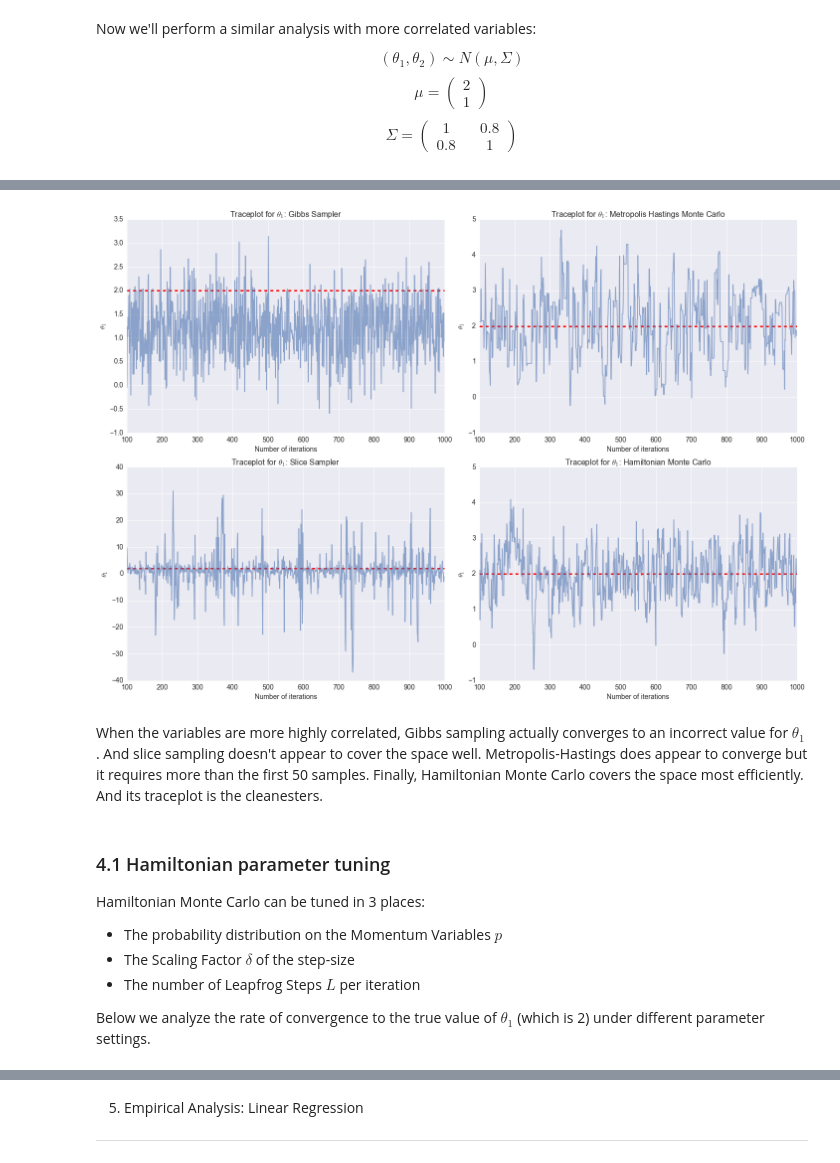
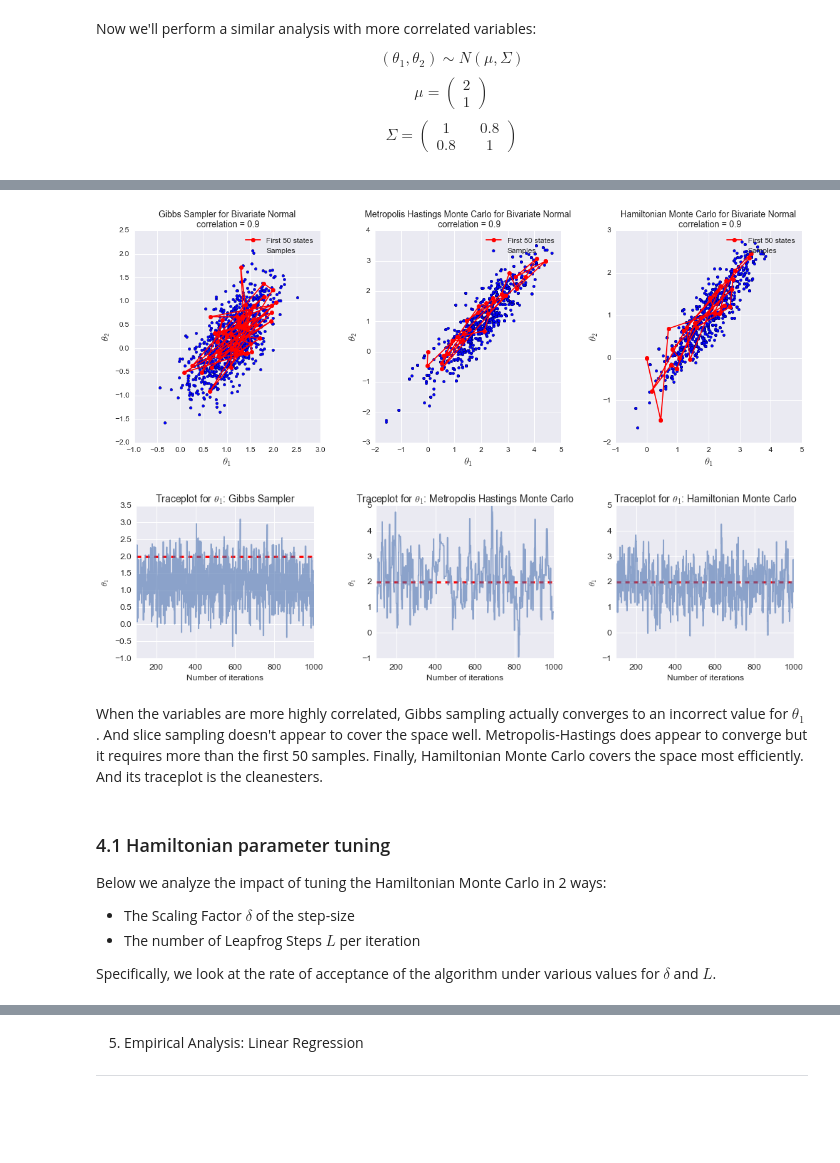
Before and after one commit to ilanman/STA663, a Jupyter notebook: Hamiltonian_Monte_Carlo.ipynb, the cells around one changed output, grey strips where cells are left out. Drawn from its saved outputs; the diff is of its cells as text; code cells hidden in the pictures; blank space fills up the shorter version.

```diff
--- a/Hamiltonian_Monte_Carlo.ipynb
+++ b/Hamiltonian_Monte_Carlo.ipynb
@@ -606,6 +510,5 @@ corr = 0.8
 Covariance = np.array([[1,corr],
                        [corr,1]])
 x_GIBBS = gibbs_sampler(N, mu, corr)
-x_MHMC = metropolis_hastings_MC(N, mu, Covariance)
-x_SLICE = slice_sampler(mu, Covariance, 0.2, N)
-x_HMC = hamiltonian_monte_carlo(N, leap, 0.3, Covariance, mu)
+x_MHMC, MH_accept = metropolis_hastings_MC(N, mu, Covariance)
+x_HMC, HMC_accept = hamiltonian_monte_carlo(N, leap, delta, Covariance, mu)
@@ -655,51 +515,20 @@ pass
-# %%
-"""
-TRACE PLOTS
-"""
-fig, axes = plt.subplots(nrows=2, ncols=2, figsize=(20,14))
-
-axes[0][0].plot(range(100,N),x_GIBBS[100:,0],alpha=0.6)
-axes[0][0].hlines(2,100,1000,color='red',linewidth=3,linestyle='--')
-axes[0][0].set_title("Traceplot for " r"$\theta_1$: Gibbs Sampler",size=16)
-axes[0][0].tick_params(axis='both', which='major', labelsize=14)
-axes[0][0].set_ylabel(r"$\theta_1$",size=14)
-axes[0][0].set_xlabel("Number of iterations",size=14)
-
-axes[0][1].plot(range(100,N),x_MHMC[100:,0],alpha=0.6)
-axes[0][1].hlines(2,100,1000,color='red',linewidth=3,linestyle='--')
-axes[0][1].set_title("Traceplot for " r"$\theta_1$: Metropolis Hastings Monte Carlo",size=16)
-axes[0][1].tick_params(axis='both', which='major', labelsize=14)
-axes[0][1].set_ylabel(r"$\theta_1$",size=14)
-axes[0][1].set_xlabel("Number of iterations",size=14)
-
-axes[1][0].plot(range(100,N),x_SLICE[100:,0],alpha=0.6)
-axes[1][0].hlines(2,100,1000,color='red',linewidth=3,linestyle='--')
-axes[1][0].set_title("Traceplot for " r"$\theta_1$: Slice Sampler",size=16)
-axes[1][0].tick_params(axis='both', which='major', labelsize=14)
-axes[1][0].set_ylabel(r"$\theta_1$",size=14)
-axes[1][0].set_xlabel("Number of iterations",size=14)
-
-axes[1][1].plot(range(100,N),x_HMC[100:,0],alpha=0.6)
-axes[1][1].hlines(2,100,1000,color='red',linewidth=3,linestyle='--')
-axes[1][1].set_title("Traceplot for " r"$\theta_1$: Hamiltonian Monte Carlo",size=16)
-axes[1][1].tick_params(axis='both', which='major', labelsize=14)
-axes[1][1].set_ylabel(r"$\theta_1$",size=14)
-axes[1][1].set_xlabel("Number of iterations",size=14)
-fig.tight_layout()
-
-pass
-# %% [output]
-[figure, removed]
+# %%
+convergenceplots(x_GIBBS, x_MHMC, x_HMC)
+# %% [output]
+[figure, added]
+# %%
+traceplots(x_GIBBS, x_MHMC, x_HMC)
+# %% [output]
+[figure, added]
 # %% [markdown]
 When the variables are more highly correlated, Gibbs sampling actually converges to an incorrect value for $\theta_1$. And slice sampling doesn't appear to cover the space well. Metropolis-Hastings does appear to converge but it requires more than the first 50 samples. Finally, Hamiltonian Monte Carlo covers the space most efficiently. And its traceplot is the cleanesters.
 # %% [markdown]
 <h3>4.1 Hamiltonian parameter tuning</h3><a id="params"></a>
 
-Hamiltonian Monte Carlo can be tuned in 3 places:
+Below we analyze the impact of tuning the Hamiltonian Monte Carlo in 2 ways:
 <ul>
-<li>The probability distribution on the Momentum Variables $p$
 <li>The Scaling Factor $\delta$ of the step-size
 <li>The number of Leapfrog Steps $L$ per iteration
 </ul>
 
-Below we analyze the rate of convergence to the true value of $\theta_1$ (which is 2) under different parameter settings.
+Specifically, we look at the rate of acceptance of the algorithm under various values for $\delta$ and $L$.
```
Also changed, not shown: parts of 45 cells of this notebook.
